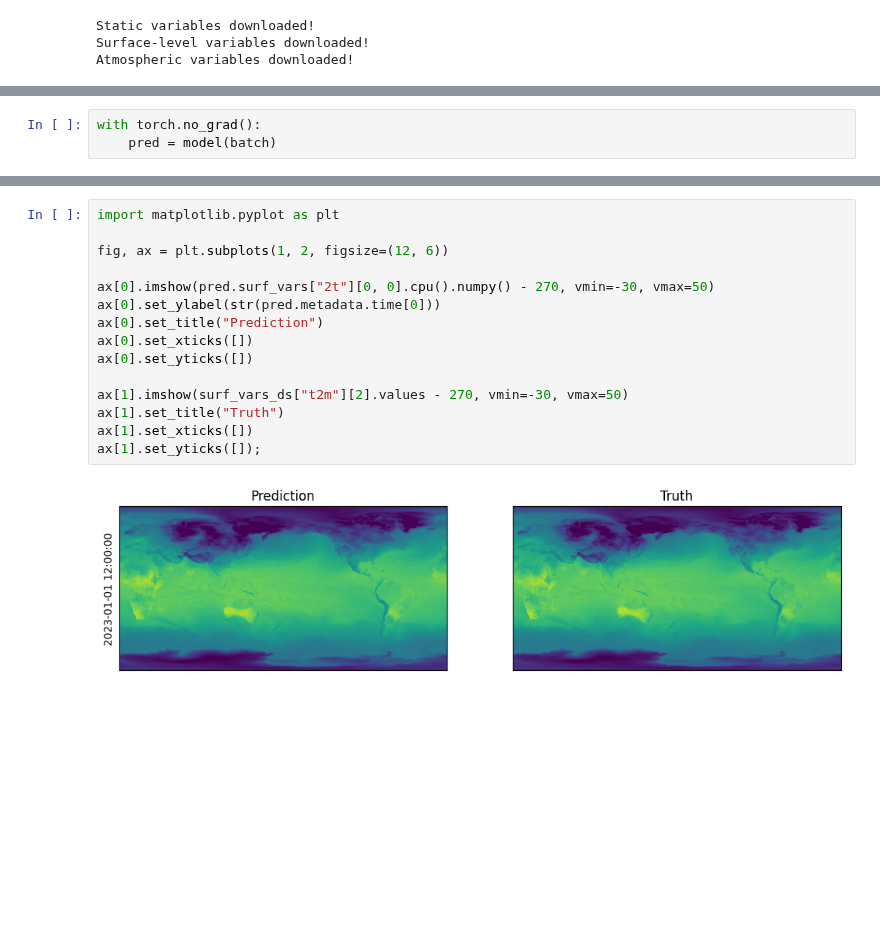
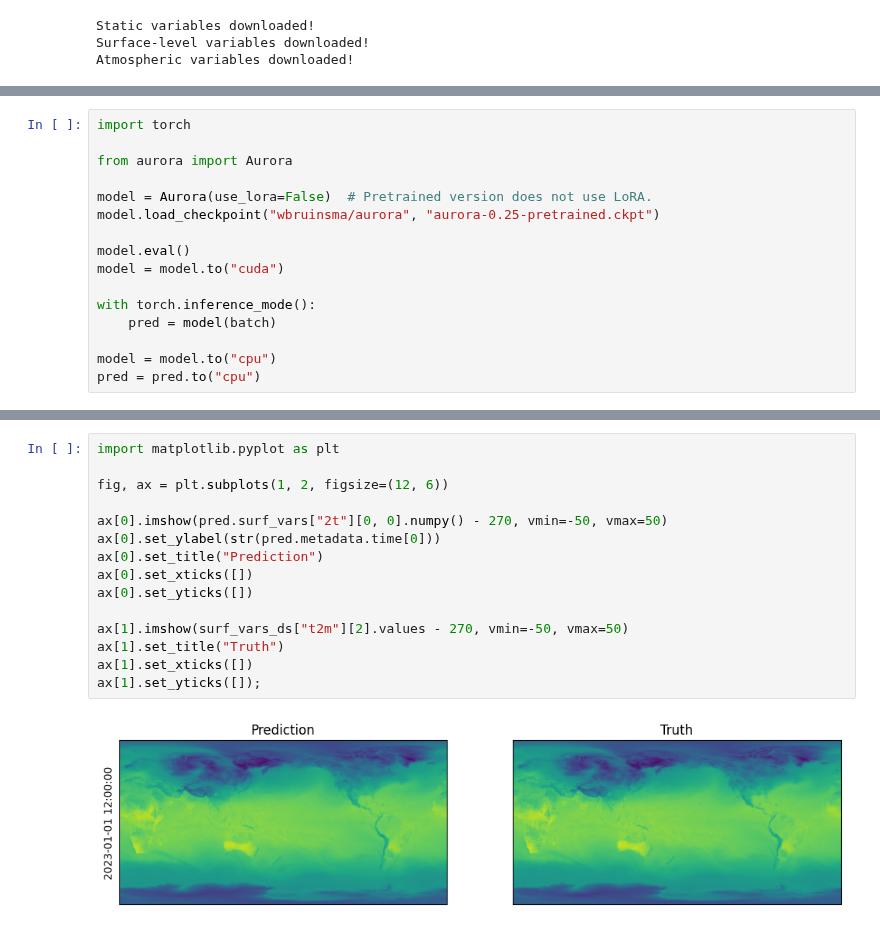
Before and after one commit to microsoft/aurora, a Jupyter notebook: docs/example.ipynb, the cells around one changed output, grey strips where cells are left out. Drawn from its saved outputs; the diff is of its cells as text; blank space fills up the shorter version.

```diff
--- a/docs/example.ipynb
+++ b/docs/example.ipynb
@@ -200,3 +168,16 @@ batch = Batch(
 # %%
-with torch.no_grad():
+import torch
+
+from aurora import Aurora
+
+model = Aurora(use_lora=False)  # Pretrained version does not use LoRA.
+model.load_checkpoint("wbruinsma/aurora", "aurora-0.25-pretrained.ckpt")
+
+model.eval()
+model = model.to("cuda")
+
+with torch.inference_mode():
     pred = model(batch)
+
+model = model.to("cpu")
+pred = pred.to("cpu")
@@ -223,17 +184,17 @@ Successfully installed contourpy-1.2.1 cycler-0.12.1 fonttools-4.53.1 kiwisolver
 # %%
 import matplotlib.pyplot as plt
 
 fig, ax = plt.subplots(1, 2, figsize=(12, 6))
 
-ax[0].imshow(pred.surf_vars["2t"][0, 0].cpu().numpy() - 270, vmin=-30, vmax=50)
+ax[0].imshow(pred.surf_vars["2t"][0, 0].numpy() - 270, vmin=-50, vmax=50)
 ax[0].set_ylabel(str(pred.metadata.time[0]))
 ax[0].set_title("Prediction")
 ax[0].set_xticks([])
 ax[0].set_yticks([])
 
-ax[1].imshow(surf_vars_ds["t2m"][2].values - 270, vmin=-30, vmax=50)
+ax[1].imshow(surf_vars_ds["t2m"][2].values - 270, vmin=-50, vmax=50)
 ax[1].set_title("Truth")
 ax[1].set_xticks([])
 ax[1].set_yticks([]);
 # %% [output]
-[figure, old version]
+[figure, new version]
```
Also changed, not shown: parts of 8 cells of this notebook, 3 other files.
